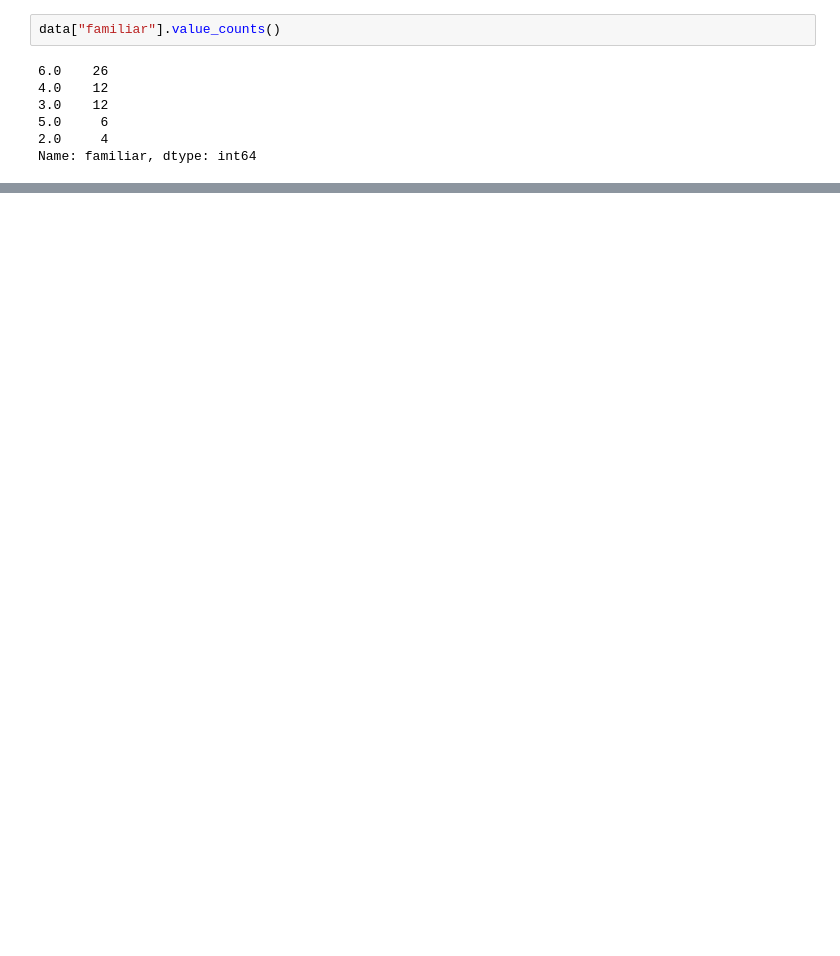
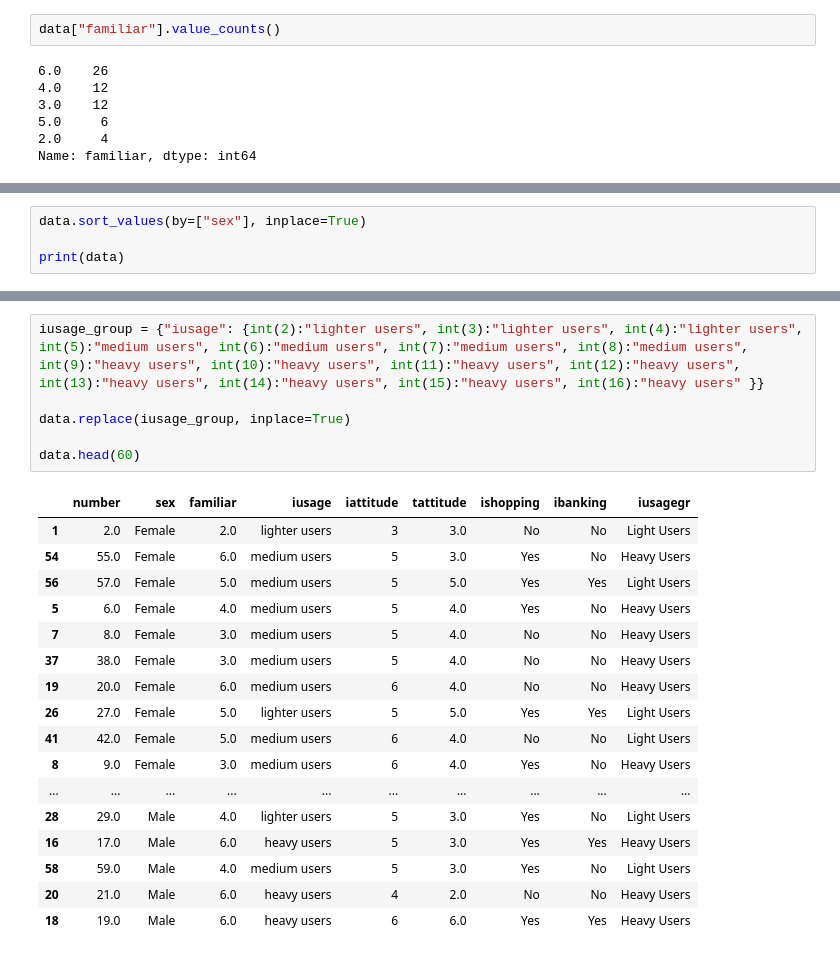
Before and after one commit to hinoha/mkt3722_assignment_3_part_1, a Jupyter notebook: mkt3722 assignment 3 - internet usage.ipynb, the cells around one changed output, grey strips where cells are left out. Cells and saved outputs as stored; diff of their text form; blank space fills up the shorter version.

```diff
--- a/mkt3722 assignment 3 - internet usage.ipynb
+++ b/mkt3722 assignment 3 - internet usage.ipynb
@@ -137,0 +195,4 @@ data.head()
+# %%
+data.sort_values(by=["sex"], inplace=True)
+
+print(data)
@@ -137,0 +290,24 @@ data.head()
+# %%
+iusage_group = {"iusage": {int(2):"lighter users", int(3):"lighter users", int(4):"lighter users", int(5):"medium users", int(6):"medium users", int(7):"medium users", int(8):"medium users", int(9):"heavy users", int(10):"heavy users", int(11):"heavy users", int(12):"heavy users", int(13):"heavy users", int(14):"heavy users", int(15):"heavy users", int(16):"heavy users" }}
+
+data.replace(iusage_group, inplace=True)
+
+data.head(60)
+# %% [output]
+|  | number | sex | familiar | iusage | iattitude | tattitude | ishopping | ibanking | iusagegr |
+| 1 | 2.0 | Female | 2.0 | lighter users | 3 | 3.0 | No | No | Light Users |
+| 54 | 55.0 | Female | 6.0 | medium users | 5 | 3.0 | Yes | No | Heavy Users |
+| 56 | 57.0 | Female | 5.0 | medium users | 5 | 5.0 | Yes | Yes | Light Users |
+| 5 | 6.0 | Female | 4.0 | medium users | 5 | 4.0 | Yes | No | Heavy Users |
+| 7 | 8.0 | Female | 3.0 | medium users | 5 | 4.0 | No | No | Heavy Users |
+| 37 | 38.0 | Female | 3.0 | medium users | 5 | 4.0 | No | No | Heavy Users |
+| 19 | 20.0 | Female | 6.0 | medium users | 6 | 4.0 | No | No | Heavy Users |
+| 26 | 27.0 | Female | 5.0 | lighter users | 5 | 5.0 | Yes | Yes | Light Users |
+| 41 | 42.0 | Female | 5.0 | medium users | 6 | 4.0 | No | No | Light Users |
+| 8 | 9.0 | Female | 3.0 | medium users | 6 | 4.0 | Yes | No | Heavy Users |
+| ... | ... | ... | ... | ... | ... | ... | ... | ... | ... |
+| 28 | 29.0 | Male | 4.0 | lighter users | 5 | 3.0 | Yes | No | Light Users |
+| 16 | 17.0 | Male | 6.0 | heavy users | 5 | 3.0 | Yes | Yes | Heavy Users |
+| 58 | 59.0 | Male | 4.0 | medium users | 5 | 3.0 | Yes | No | Light Users |
+| 20 | 21.0 | Male | 6.0 | heavy users | 4 | 2.0 | No | No | Heavy Users |
+| 18 | 19.0 | Male | 6.0 | heavy users | 6 | 6.0 | Yes | Yes | Heavy Users |
```
Also changed, not shown: parts of 25 cells of this notebook.
